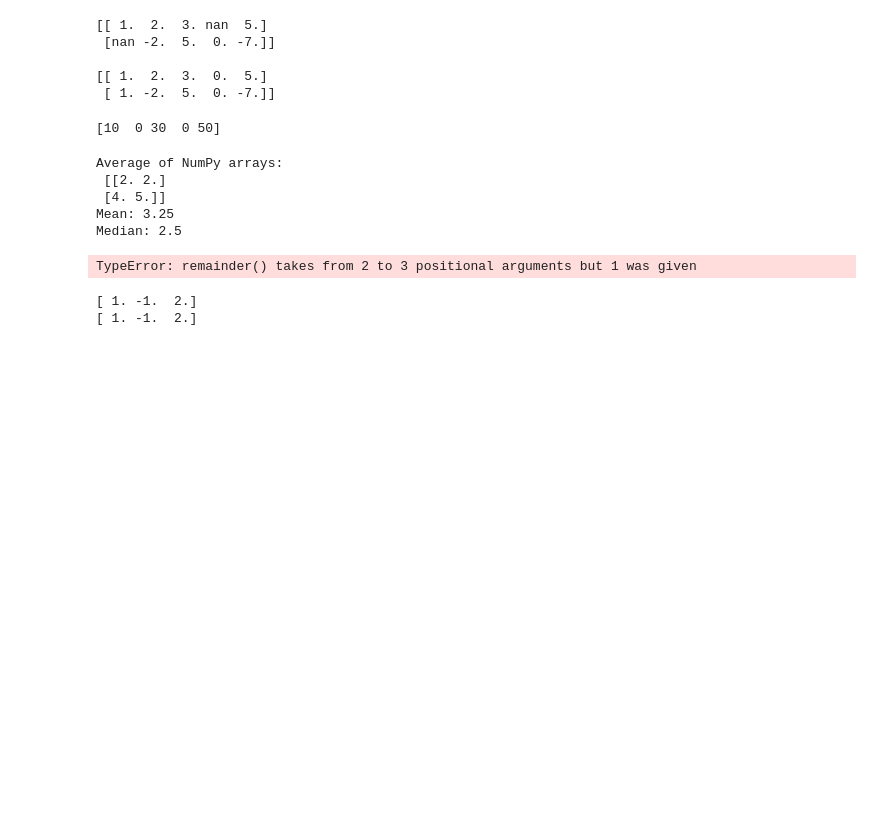
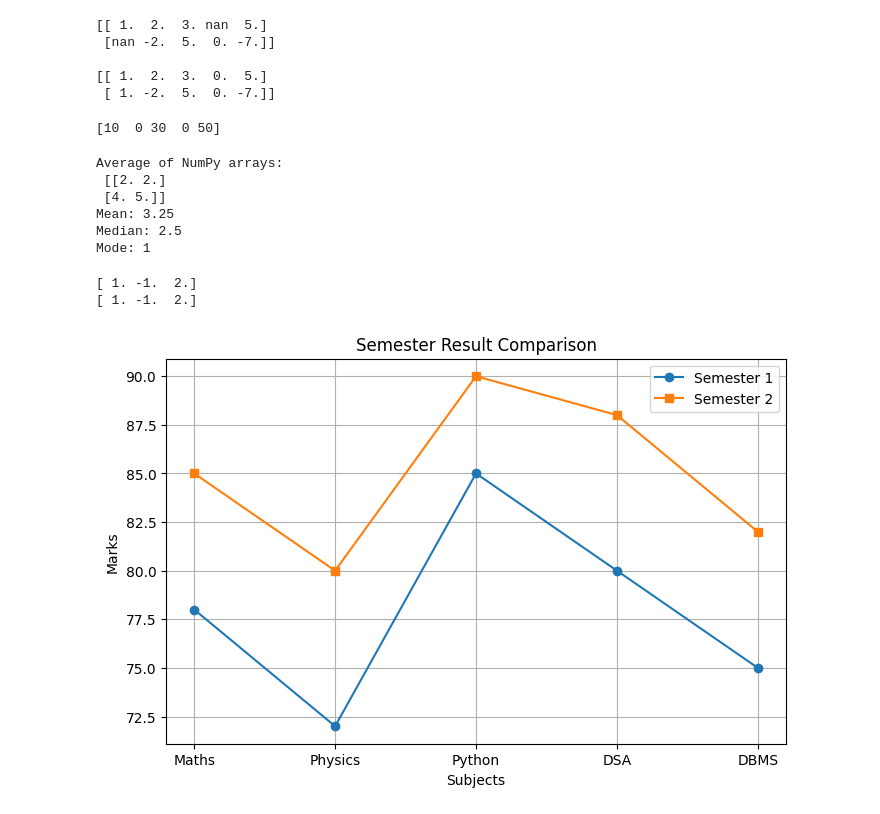
Before and after one commit to preeti03102005/python-assignment, a Jupyter notebook: assignment13.ipynb, the cells around one changed output. Cells and saved outputs as stored; diff of their text form; code cells hidden in the pictures; blank space fills up the shorter version.

```diff
--- a/assignment13.ipynb
+++ b/assignment13.ipynb
@@ -102,14 +102,18 @@ comb = np.concatenate((arr1.flatten(),
 
 print("Mean:", np.mean(comb))
 print("Median:", np.median(comb))
-print("Mode:", np.mod(comb))
+
+values, counts = np.unique(comb, return_counts=True)
+mode = values[np.argmax(counts)]
+
+print("Mode:", mode)
 # %% [output]
 Average of NumPy arrays:
  [[2. 2.]
  [4. 5.]]
 Mean: 3.25
 Median: 2.5
+Mode: 1
-TypeError: remainder() takes from 2 to 3 positional arguments but 1 was given
 # %%
 import numpy as np
 
@@ -130,3 +134,29 @@ print(X2)
 # %% [output]
 [ 1. -1.  2.]
 [ 1. -1.  2.]
+# %%
+import matplotlib.pyplot as plt
+import numpy as np
+
+subjects = ["Maths", "Physics", "Python", "DSA", "DBMS"]
+
+sem1 = [78, 72, 85, 80, 75]
+sem2 = [85, 80, 90, 88, 82]
+
+x = np.arange(len(subjects))
+
+plt.figure(figsize=(8,5))
+
+plt.plot(x, sem1, marker='o', label='Semester 1')
+plt.plot(x, sem2, marker='s', label='Semester 2')
+
+plt.xticks(x, subjects)
+plt.xlabel("Subjects")
+plt.ylabel("Marks")
+plt.title("Semester Result Comparison")
+plt.legend()
+plt.grid(True)
+
+plt.show()
+# %% [output]
+[figure, added]
```
